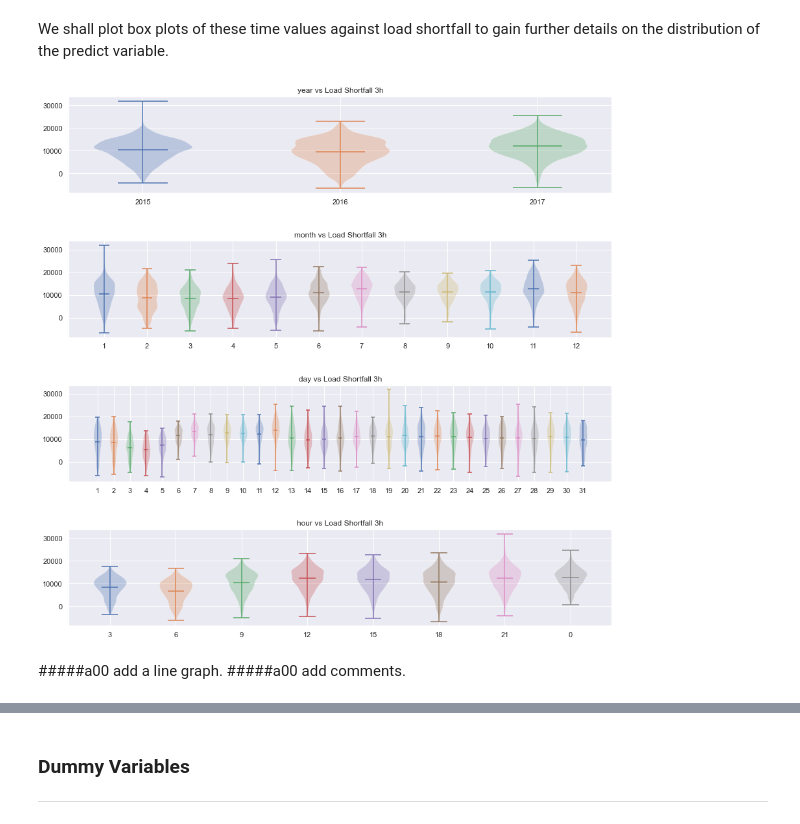
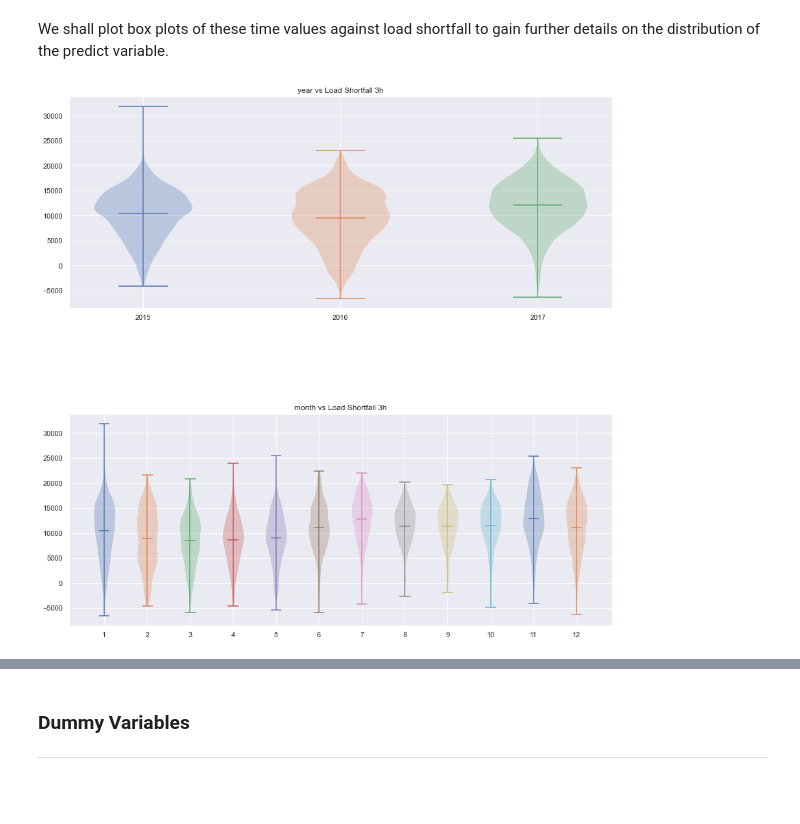
Before and after one commit to KenCBonyo/2110ACDS_ND5, a Jupyter notebook: 2110ACDS_ND5_v0.1.ipynb, the cells around one changed output, grey strips where cells are left out. Saved outputs shown, nothing was run; the diff lists cells and outputs as text; code cells hidden in the pictures; blank space fills up the shorter version.

```diff
--- a/2110ACDS_ND5_v0.1.ipynb
+++ b/2110ACDS_ND5_v0.1.ipynb
@@ -656,35 +649,32 @@ train_copy_df.head(3)
 # %% [markdown]
 We shall plot box plots of these time values against load shortfall to gain further details on the distribution of the predict variable.
 # %%
-fig, axs = plt.subplots(4,1,
+fig, axs = plt.subplots(2,1,
             figsize = (15,15),
             )
 
 axs = axs.ravel()
 
 fig.subplots_adjust(hspace = 0.5, wspace=.2)
 
 i = 0
-for idx, col in enumerate(['year','month', 'day', 'hour']):
+for idx, col in enumerate(['year','month']):
     axs[i].set_title('{} vs Load Shortfall 3h'.format(col))
 
     x_tick_labels = train_copy_df[col].unique()
     axs[i].set_xticks([idx for idx, val in enumerate(x_tick_labels)])
     axs[i].set_xticklabels(x_tick_labels)
     for idx, val in enumerate(train_copy_df[col].unique()):
         axs[i].violinplot(train_copy_df.loc[train_copy_df[col]== val,'load_shortfall_3h'],
                             positions = [idx],
                             showmeans = True,
                             showextrema = True)
         # sns.boxplot(
         #     x = train_copy_df[col],
         #     y = train_copy_df['load_shortfall_3h'],
         #     # hue = 'red',
         #     ax = axs[i],
         # )
     i += 1
 # %% [output]
-[figure, old version]
+[figure, new version]
-# %% [markdown]
-#####a00 add a line graph.
-#####a00 add comments.
```
Also changed, not shown: parts of 69 cells of this notebook, 8 other files.
